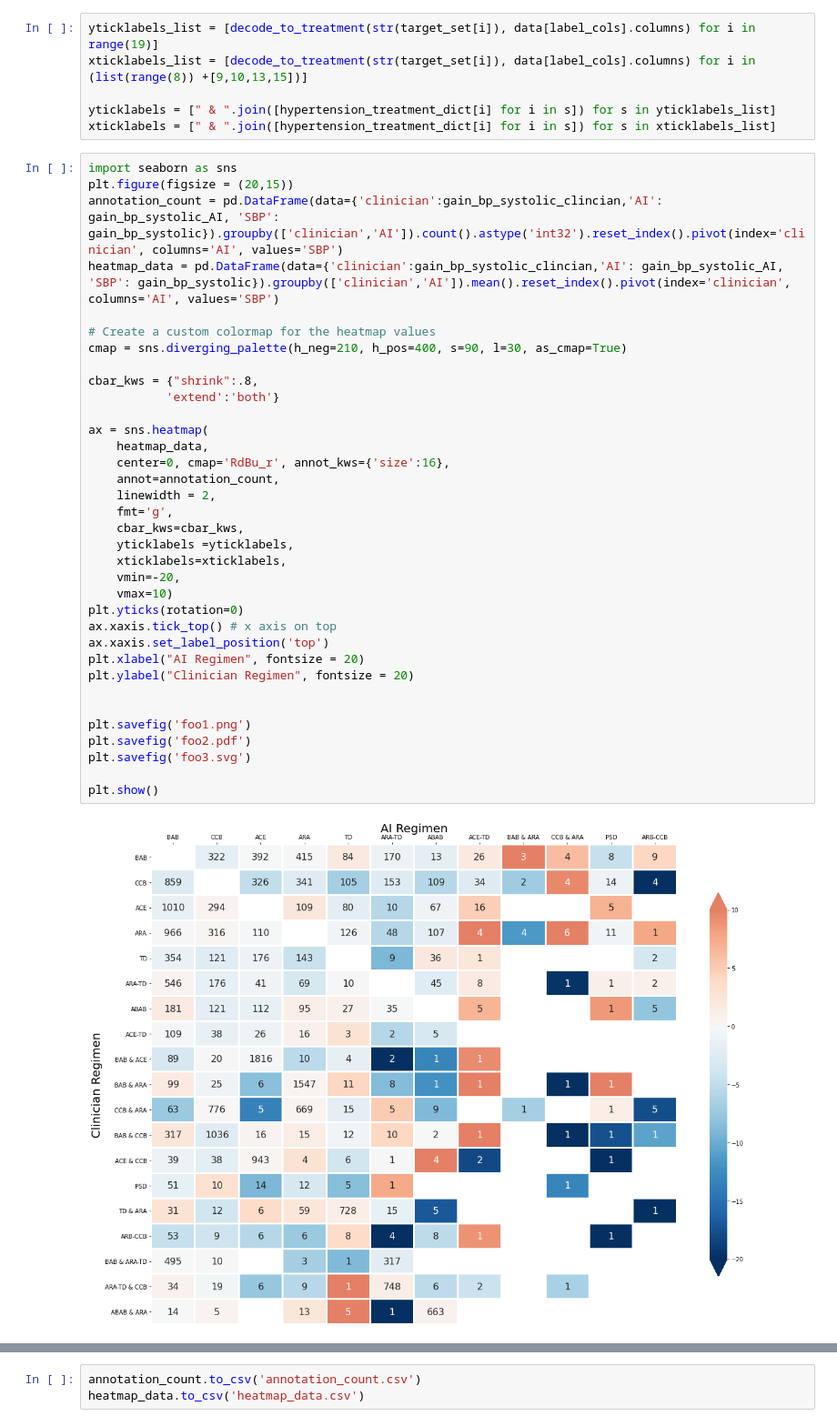
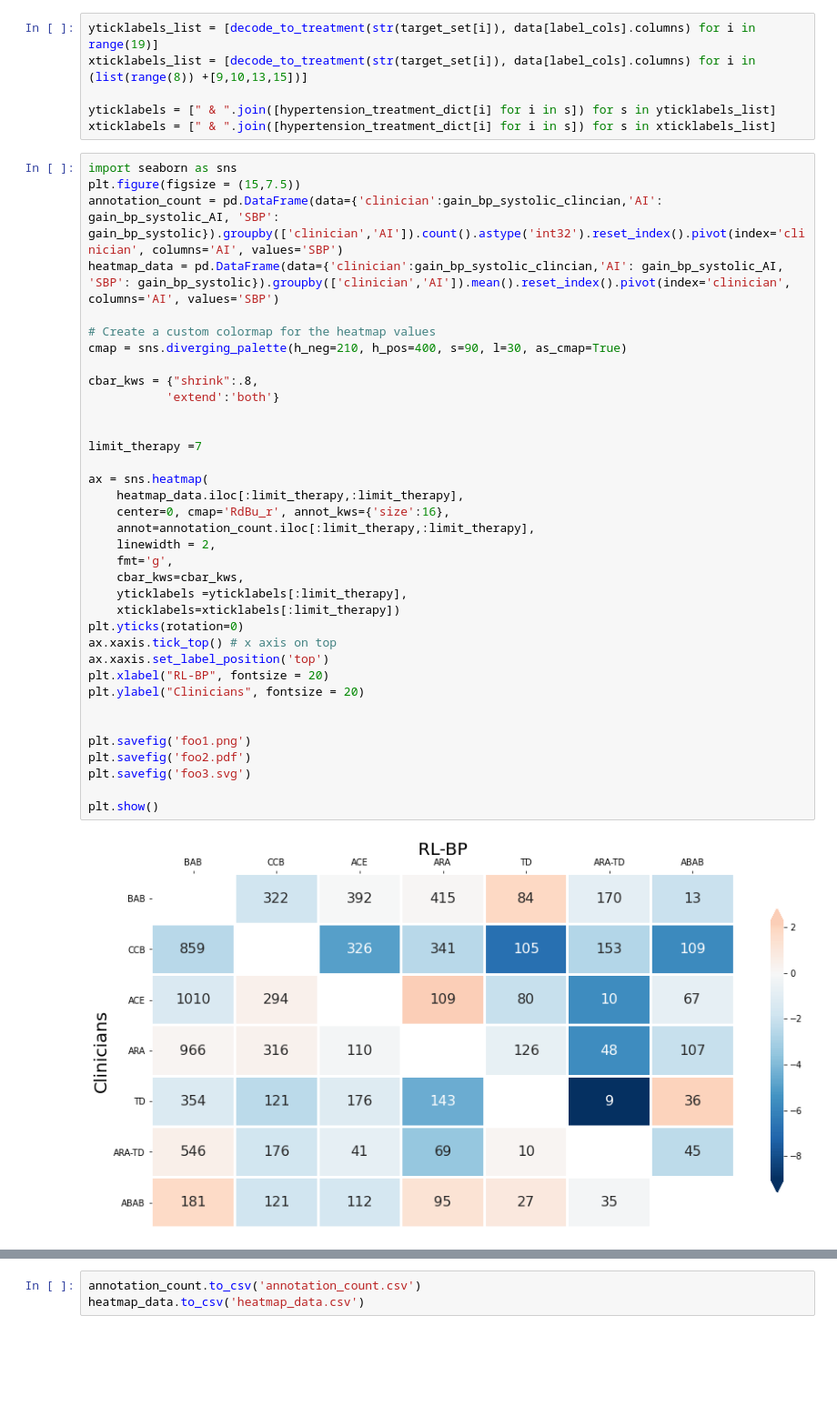
Before and after one commit to zhenghuazx/EHR-RL, a Jupyter notebook: post-analysis/dbn-ehr-hypertension.ipynb, the cells around one changed output, grey strips where cells are left out. Shown: that part at 91% size. Drawn from its saved outputs; the diff is of its cells as text; blank space fills up the shorter version.

```diff
--- a/post-analysis/dbn-ehr-hypertension.ipynb
+++ b/post-analysis/dbn-ehr-hypertension.ipynb
@@ -2036,38 +2356,39 @@ yticklabels = [" & ".join([hypertension_treatment_dict[i] for i in s]) for s in
 xticklabels = [" & ".join([hypertension_treatment_dict[i] for i in s]) for s in xticklabels_list]
 # %%
 import seaborn as sns
-plt.figure(figsize = (20,15))
+plt.figure(figsize = (15,7.5))
 annotation_count = pd.DataFrame(data={'clinician':gain_bp_systolic_clincian,'AI': gain_bp_systolic_AI, 'SBP': gain_bp_systolic}).groupby(['clinician','AI']).count().astype('int32').reset_index().pivot(index='clinician', columns='AI', values='SBP')
 heatmap_data = pd.DataFrame(data={'clinician':gain_bp_systolic_clincian,'AI': gain_bp_systolic_AI, 'SBP': gain_bp_systolic}).groupby(['clinician','AI']).mean().reset_index().pivot(index='clinician', columns='AI', values='SBP')
 
 # Create a custom colormap for the heatmap values
 cmap = sns.diverging_palette(h_neg=210, h_pos=400, s=90, l=30, as_cmap=True)
 
 cbar_kws = {"shrink":.8,
            'extend':'both'}
 
+
+limit_therapy =7
+
 ax = sns.heatmap(
-    heatmap_data,
+    heatmap_data.iloc[:limit_therapy,:limit_therapy],
     center=0, cmap='RdBu_r', annot_kws={'size':16},
-    annot=annotation_count,
+    annot=annotation_count.iloc[:limit_therapy,:limit_therapy],
     linewidth = 2,
     fmt='g',
     cbar_kws=cbar_kws,
-    yticklabels =yticklabels,
-    xticklabels=xticklabels,
-    vmin=-20,
-    vmax=10)
+    yticklabels =yticklabels[:limit_therapy],
+    xticklabels=xticklabels[:limit_therapy])
 plt.yticks(rotation=0)
 ax.xaxis.tick_top() # x axis on top
 ax.xaxis.set_label_position('top')
-plt.xlabel("AI Regimen", fontsize = 20)
-plt.ylabel("Clinician Regimen", fontsize = 20)
+plt.xlabel("RL-BP", fontsize = 20)
+plt.ylabel("Clinicians", fontsize = 20)
 
 
 plt.savefig('foo1.png')
 plt.savefig('foo2.pdf')
 plt.savefig('foo3.svg')
 
 plt.show()
 # %% [output]
-[figure, old version]
+[figure, new version]
```
Also changed, not shown: parts of 19 cells of this notebook.
